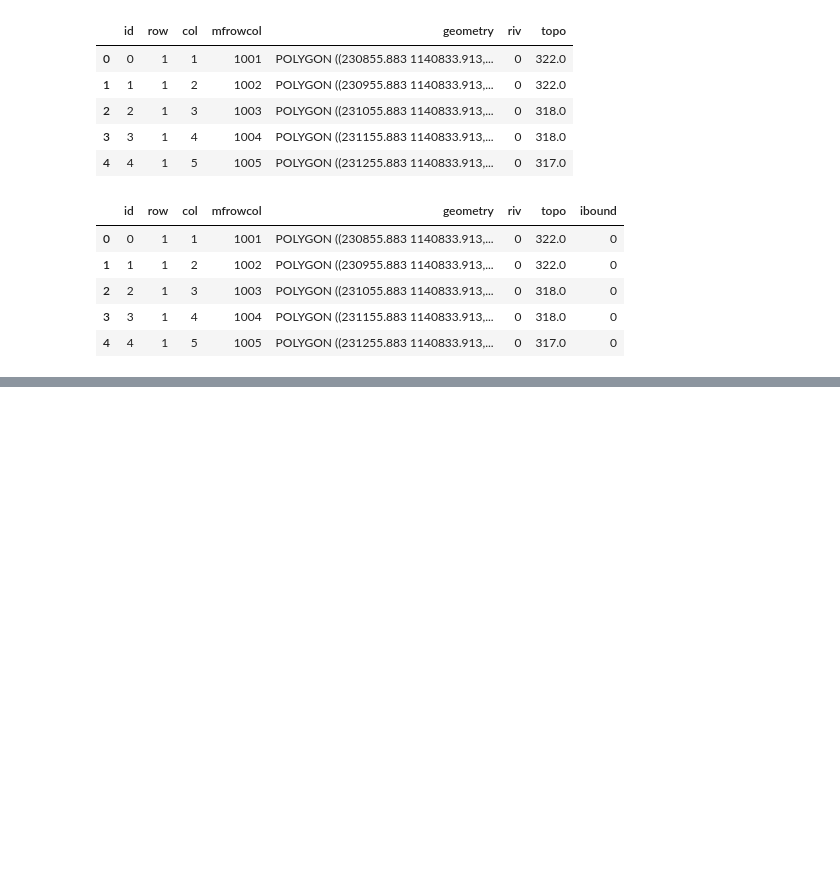
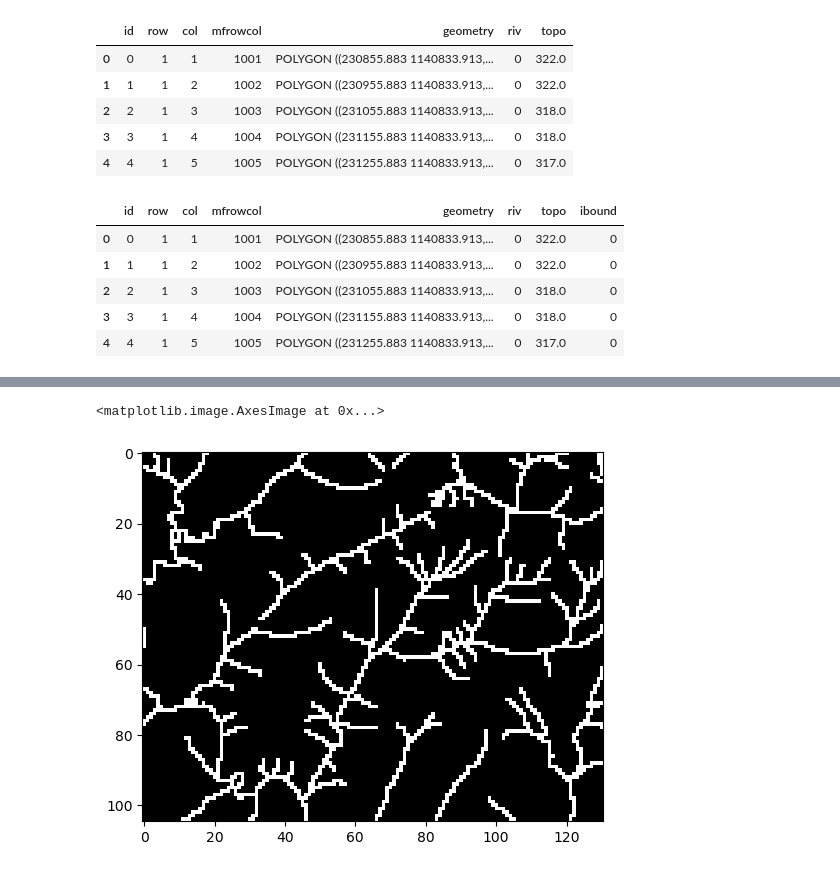
Before and after one commit to moussaguira/mine-t01, a Jupyter notebook: scripts/process_water.ipynb, the cells around one changed output, grey strips where cells are left out. Drawn from its saved outputs; the diff is of its cells as text; code cells hidden in the pictures; blank space fills up the shorter version.

```diff
--- a/scripts/process_water.ipynb
+++ b/scripts/process_water.ipynb
@@ -569,0 +680,12 @@ grid_gdf.head()
+# %%
+# save an ascii grid for the riv field in the grid shapefile, with 1 for cells that intersect the hydrology shapefile and 0 otherwise
+riv_grid = grid_gdf.pivot(index='row', columns='col', values='riv').fillna(0).astype(int)
+riv_grid = np.flipud(riv_grid.values)  # Flip vertically to match raster orientation
+riv_grid_path = os.path.join(processed_gis_dir, 'riv_grid.dat')
+np.savetxt(riv_grid_path, riv_grid, fmt='%d')
+# %%
+# plot the riv grid to check it looks correct
+plt.imshow(riv_grid, cmap='gray')
+# %% [output]
+<matplotlib.image.AxesImage at 0x...>
+[figure, added]
```
Also changed, not shown: parts of 12 cells of this notebook, 2 other files.
